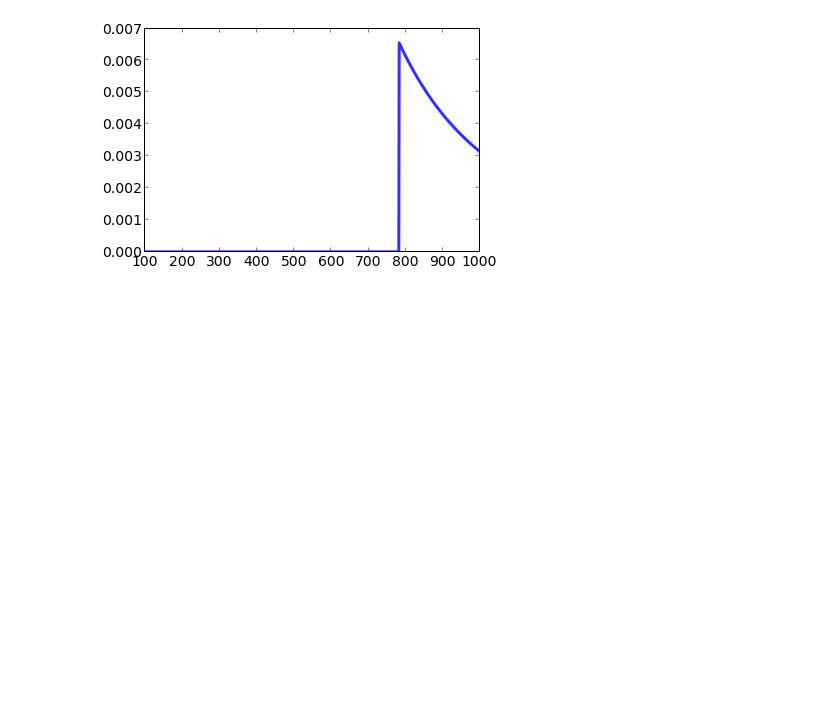
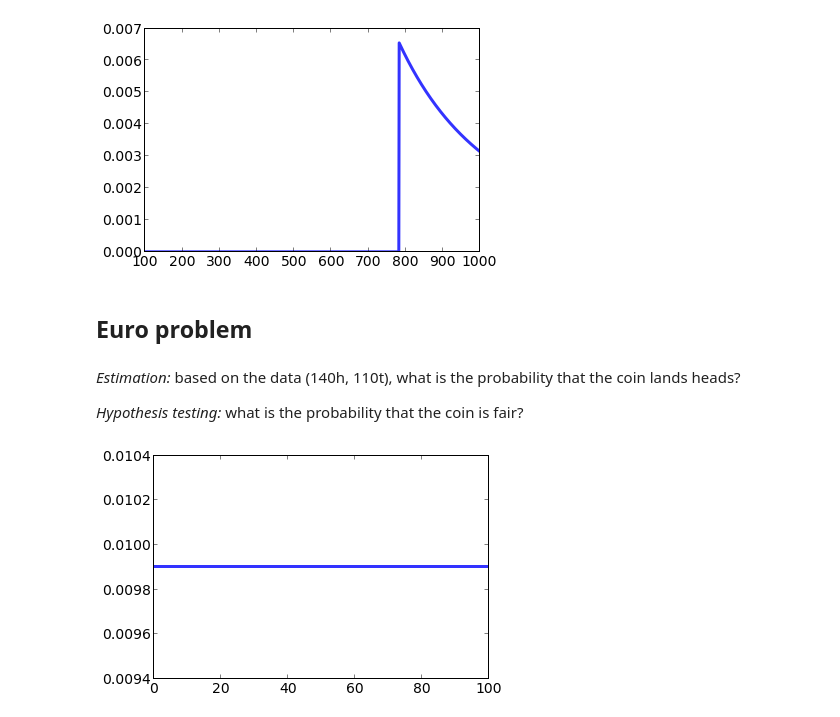
Before and after one commit to fperez/bayestut, a Jupyter notebook: Bayes-1.ipynb, the cells around one changed output. Cells and saved outputs as stored; diff of their text form; code cells hidden in the pictures; blank space fills up the shorter version.

```diff
--- a/Bayes-1.ipynb
+++ b/Bayes-1.ipynb
@@ -170,3 +168,35 @@ myplot.Show()
 # %% [output]
 Given the data, our mean estimate is: 877.54322135
 [figure]
+# %% [markdown]
+## Euro problem
+# %% [markdown]
+*Estimation:* based on the data (140h, 110t), what is the probability that the coin lands heads?
+
+*Hypothesis testing:* what is the probability that the coin is fair?
+# %%
+class Euro(thinkbayes.Suite):
+
+    def Likelihood(self, hypo, data):
+        """Computes the likelihood of the data under the hypothesis.
+
+        hypo: integer value of x, the probability of heads (0-100)
+        data: string 'H' or 'T'
+        """
+        # Note: while we're writing the likelihood function, we
+        # *assume* the hypothesis is true.  Don't forget this!
+
+        # We convert the hypothesis to a probability in the 0-1 range:
+        x = hypo/100.0
+
+        # Now, since the hypothesis is about Heads, if the data is H
+        # it means the hypothesis is True, so we can just return the hypothesis
+        if data == 'H':
+            return x
+        else:
+            return 1-x
+
+suite = Euro(range(0, 101))
+myplot.Pmf(suite)
+# %% [output]
+[figure, added]
```
Also changed, not shown: parts of 4 cells of this notebook.
